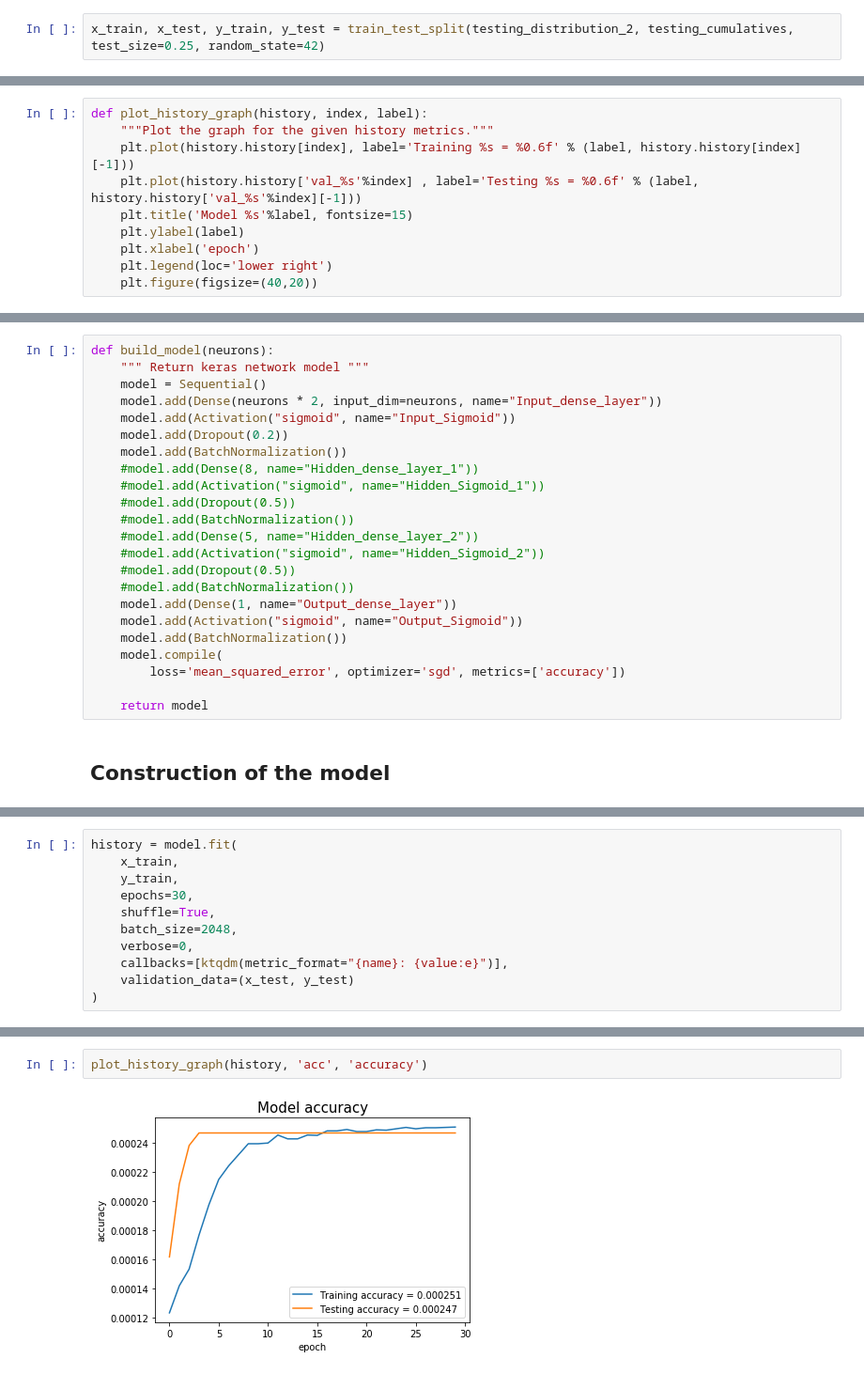
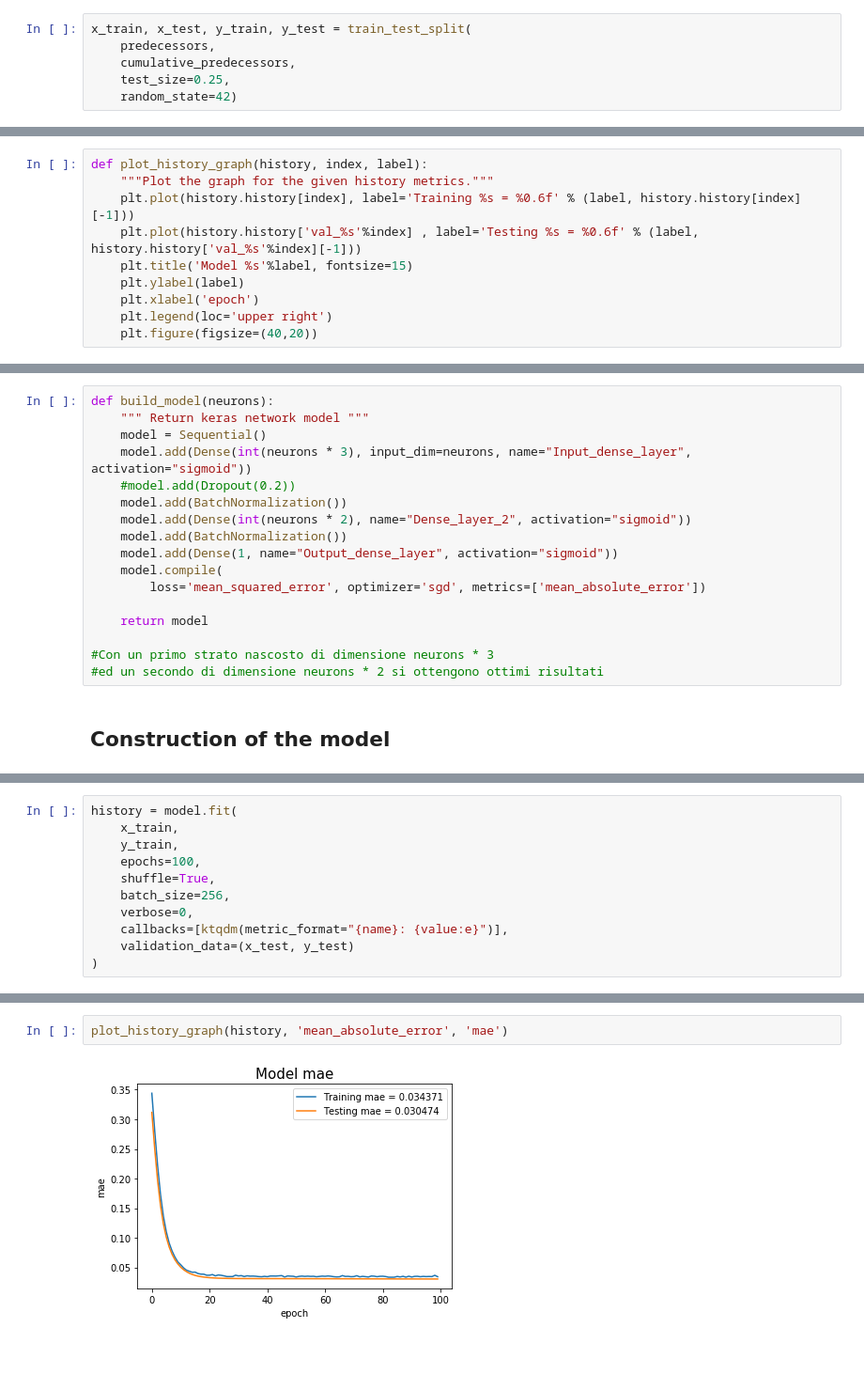
Before and after one commit to ToreGore/Thesis, a Jupyter notebook: ThesisPredecessor.ipynb, the cells around one changed output, grey strips where cells are left out. Shown at 94% size. Saved outputs shown, nothing was run; the diff lists cells and outputs as text.

Commit message:
3rd commit. Proceeding with experiments and thesis writing. Thesis will be added in a second time. Zip and PDF files are not significant

```diff
--- a/ThesisPredecessor.ipynb
+++ b/ThesisPredecessor.ipynb
@@ -179,2 +85,6 @@ array([[array([0, 0, 0, 0, 0, 0, 0, 0, 0, 0, 0, 0, 0, 0, 0, 0, 0, 0, 0, 0, 0, 0,
 # %%
-x_train, x_test, y_train, y_test = train_test_split(testing_distribution_2, testing_cumulatives, test_size=0.25, random_state=42)
+x_train, x_test, y_train, y_test = train_test_split(
+    predecessors,
+    cumulative_predecessors,
+    test_size=0.25,
+    random_state=42)
@@ -198,5 +106,5 @@ def plot_history_graph(history, index, label):
     plt.title('Model %s'%label, fontsize=15)
     plt.ylabel(label)
     plt.xlabel('epoch')
-    plt.legend(loc='lower right')
+    plt.legend(loc='upper right')
     plt.figure(figsize=(40,20))
@@ -322,24 +129,18 @@ def plot_summary_statistics(model, history, training, testing, training_labels,
 def build_model(neurons):
     """ Return keras network model """
     model = Sequential()
-    model.add(Dense(neurons * 2, input_dim=neurons, name="Input_dense_layer"))
-    model.add(Activation("sigmoid", name="Input_Sigmoid"))
-    model.add(Dropout(0.2))
+    model.add(Dense(int(neurons * 3), input_dim=neurons, name="Input_dense_layer", activation="sigmoid"))
+    #model.add(Dropout(0.2))
     model.add(BatchNormalization())
-    #model.add(Dense(8, name="Hidden_dense_layer_1"))
-    #model.add(Activation("sigmoid", name="Hidden_Sigmoid_1"))
-    #model.add(Dropout(0.5))
-    #model.add(BatchNormalization())
-    #model.add(Dense(5, name="Hidden_dense_layer_2"))
-    #model.add(Activation("sigmoid", name="Hidden_Sigmoid_2"))
-    #model.add(Dropout(0.5))
-    #model.add(BatchNormalization())
-    model.add(Dense(1, name="Output_dense_layer"))
-    model.add(Activation("sigmoid", name="Output_Sigmoid"))
+    model.add(Dense(int(neurons * 2), name="Dense_layer_2", activation="sigmoid"))
     model.add(BatchNormalization())
+    model.add(Dense(1, name="Output_dense_layer", activation="sigmoid"))
     model.compile(
-        loss='mean_squared_error', optimizer='sgd', metrics=['accuracy'])
+        loss='mean_squared_error', optimizer='sgd', metrics=['mean_absolute_error'])
 
     return model
+
+#Con un primo strato nascosto di dimensione neurons * 3
+#ed un secondo di dimensione neurons * 2 si ottengono ottimi risultati
 # %% [markdown]
 ## Construction of the model
@@ -375,9 +172,9 @@ _________________________________________________________________
 history = model.fit(
     x_train,
     y_train,
-    epochs=30,
+    epochs=100,
     shuffle=True,
-    batch_size=2048,
+    batch_size=256,
     verbose=0,
     callbacks=[ktqdm(metric_format="{name}: {value:e}")],
     validation_data=(x_test, y_test)
@@ -399,7 +196,7 @@ HBox(children=(IntProgress(value=0, description='Epoch 10', max=4197000, style=P
 # %%
-plot_history_graph(history, 'acc', 'accuracy')
+plot_history_graph(history, 'mean_absolute_error', 'mae')
 # %% [output]
-[figure, old version]
+[figure, new version]
 <Figure size 2880x1440 with 0 Axes>
 # %%
 plot_history_graph(history, 'loss', 'loss')
```
Also changed, not shown: parts of 34 cells of this notebook, 3 other files.
